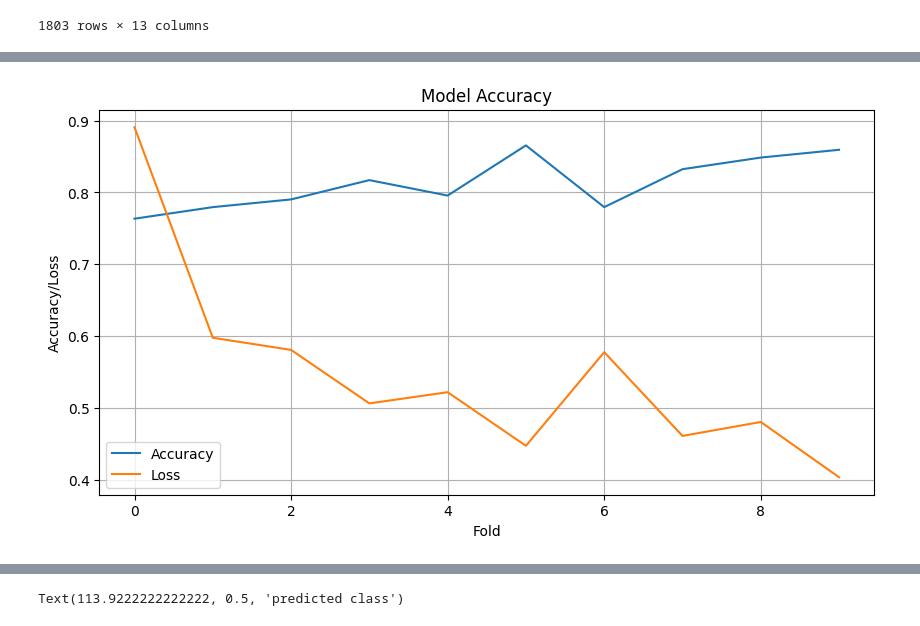
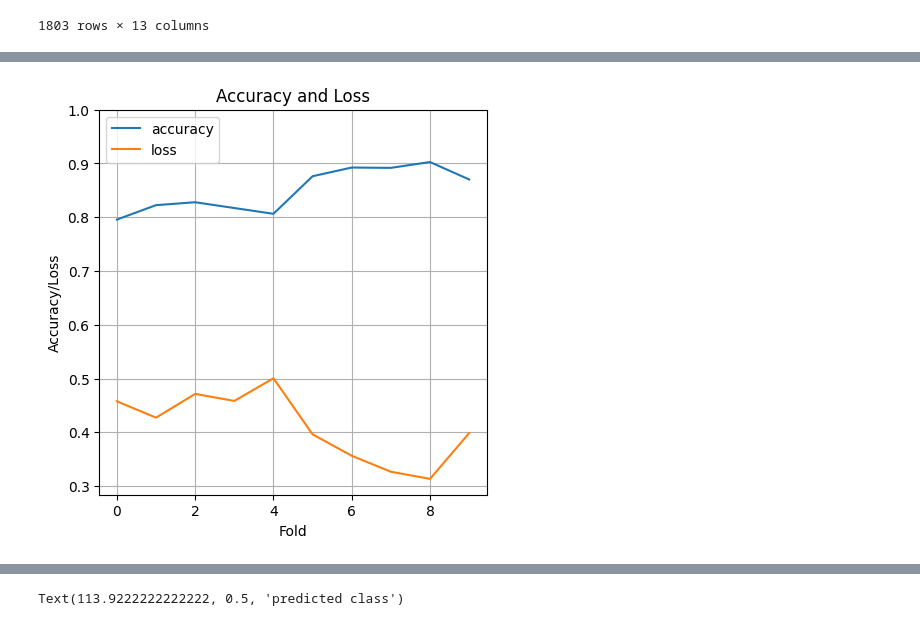
Before and after one commit to LittleBabyIcebear/Sleep-Apnea, a Jupyter notebook: model_apnea.ipynb, the cells around one changed output, grey strips where cells are left out. Cells and saved outputs as stored; diff of their text form; code cells hidden in the pictures.

Commit message:
model 16 Jul

```diff
--- a/model_apnea.ipynb
+++ b/model_apnea.ipynb
@@ -91,7 +91,7 @@ for train_indices, val_indices in kfold.split(X_train, y_train):
         metrics=["accuracy"],
     )
     history = model.fit(
-        x_training, y_training, epochs=1000, batch_size=16, callbacks=[callback]
+        x_training, y_training, epochs=1000, batch_size=8, callbacks=[callback]
     )
 
     # Evaluasi model pada data validasi
@@ -119,11 +119,12 @@ Epoch 227/1000
 # %%
-plt.figure(figsize=(10, 5))
+plt.figure(figsize=(5, 5))
 plt.plot(accuracies, label="Accuracy")
 plt.plot(losses, label="Loss")
-plt.legend()
-plt.title("Model Accuracy")
+plt.title("Accuracy and Loss")
+plt.legend(["accuracy", "loss"])
+plt.ylim(top=1)
 plt.ylabel("Accuracy/Loss")
 plt.xlabel("Fold")
 plt.grid()
 # %% [output]
-[figure, old version]
+[figure, new version]
```
Also changed, not shown: parts of 6 cells of this notebook, 3 other files.
